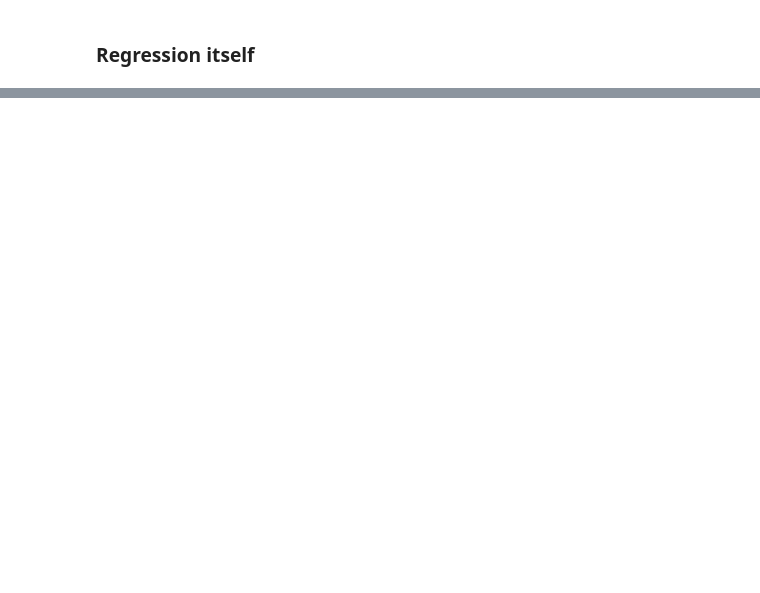
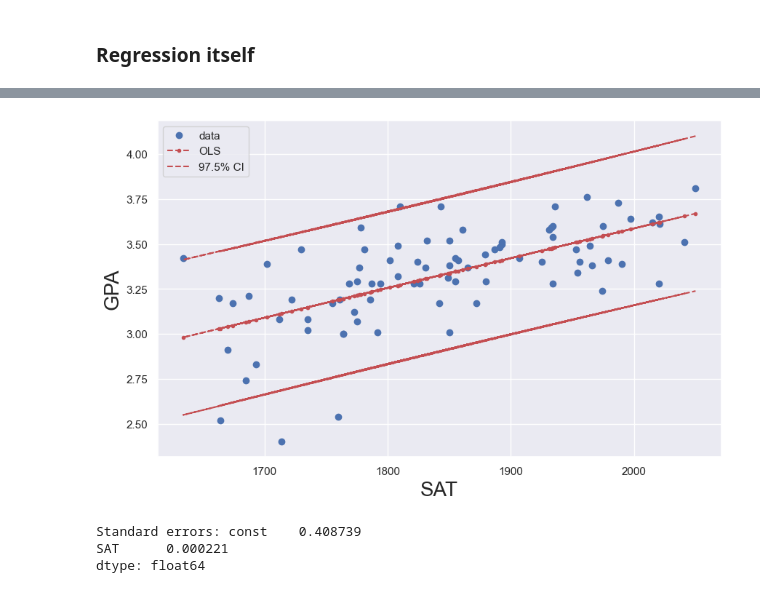
Before and after one commit to peto-ivanov/gda, a Jupyter notebook: udemy/linear_regression/1.01. Simple linear regression.ipynb, the cells around one changed output, grey strips where cells are left out. Saved outputs shown, nothing was run; the diff lists cells and outputs as text; code cells hidden in the pictures; blank space fills up the shorter version.

```diff
--- a/udemy/linear_regression/1.01. Simple linear regression.ipynb
+++ b/udemy/linear_regression/1.01. Simple linear regression.ipynb
@@ -86,3 +107,25 @@ strong multicollinearity or other numerical problems.
+# %%
+pred_ols = results.get_prediction()
+iv_l = pred_ols.summary_frame()['obs_ci_lower']
+iv_u = pred_ols.summary_frame()['obs_ci_upper']
+
+fig, ax = plt.subplots(figsize=(10,6))
+ax.plot(x1, y, 'o', label='data')
+ax.plot(x1, results.fittedvalues, 'r--.', label='OLS')
+ax.plot(x1, iv_u, 'r--', label='97.5% CI')
+ax.plot(x1, iv_l, 'r--')
+ax.legend(loc='best')
+plt.xlabel('SAT', fontsize=20)
+plt.ylabel('GPA', fontsize=20)
+plt.show()
+# %% [output]
+[figure, added]
+# %%
+print(f"Standard errors: {results.bse}")
+# %% [output]
+Standard errors: const    0.408739
+SAT      0.000221
+dtype: float64
 # %%
 plt.scatter(x1,y)
 yhat = results.params['const'] + results.params['SAT'] * x1
```
Also changed, not shown: parts of 13 cells of this notebook, 2 other files.
